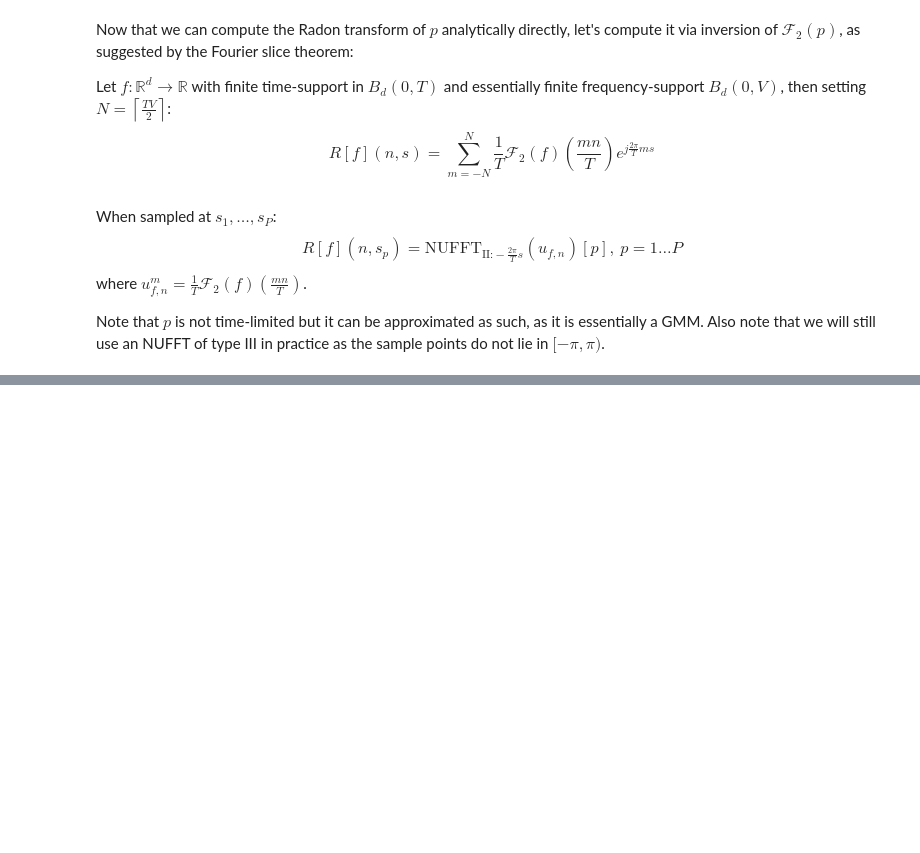
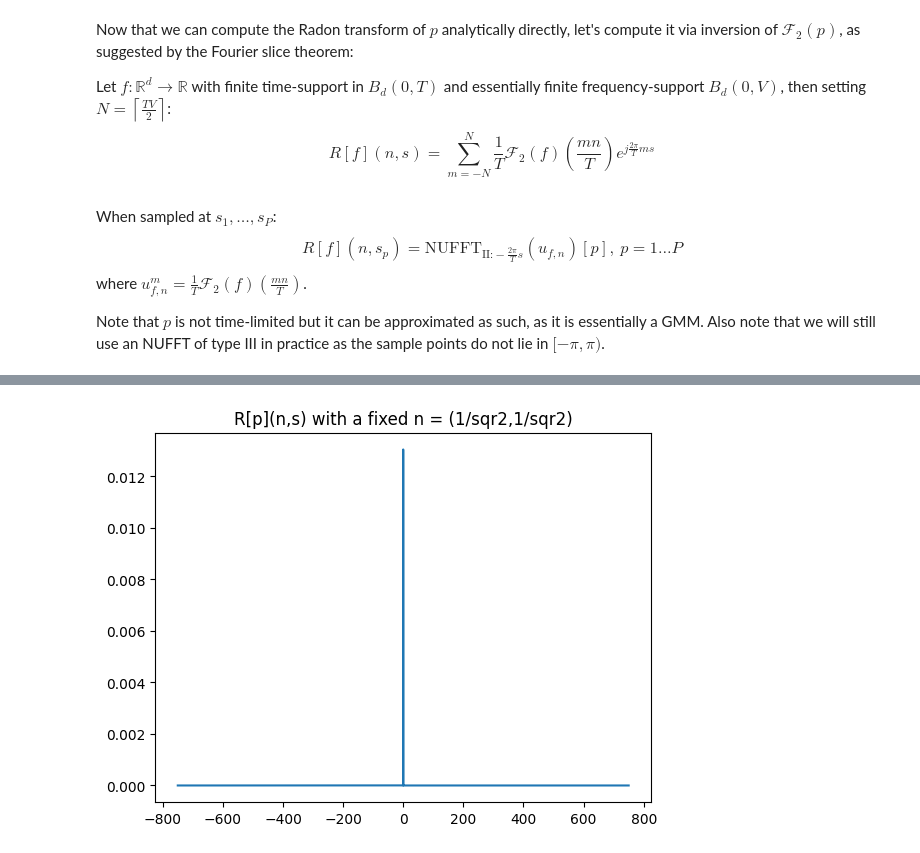
Before and after one commit to Dicedead/pycsou, a Jupyter notebook: src/pycsou/radon/radon_tests.ipynb, the cells around one changed output, grey strips where cells are left out. Saved outputs shown, nothing was run; the diff lists cells and outputs as text; code cells hidden in the pictures; blank space fills up the shorter version.

```diff
--- a/src/pycsou/radon/radon_tests.ipynb
+++ b/src/pycsou/radon/radon_tests.ipynb
@@ -266,0 +284,7 @@ array([ 2.08240376e-07,  3.21265593e-08,  3.45597551e-10, ...,
+# %%
+s2 = np.linspace(-750, 750, num=50000)
+radon_p_vals = radon_p_inv_fourier(n, s2, np.ones(len(delta_x)), delta_x, delta_y, sigma_p)
+plt.plot(s2, np.real(view_as_complex(radon_p_vals)))
+plt.title(label="R[p](n,s) with a fixed n = (1/sqr2,1/sqr2)");
+# %% [output]
+[figure, added]
```
Also changed, not shown: parts of 13 cells of this notebook.
